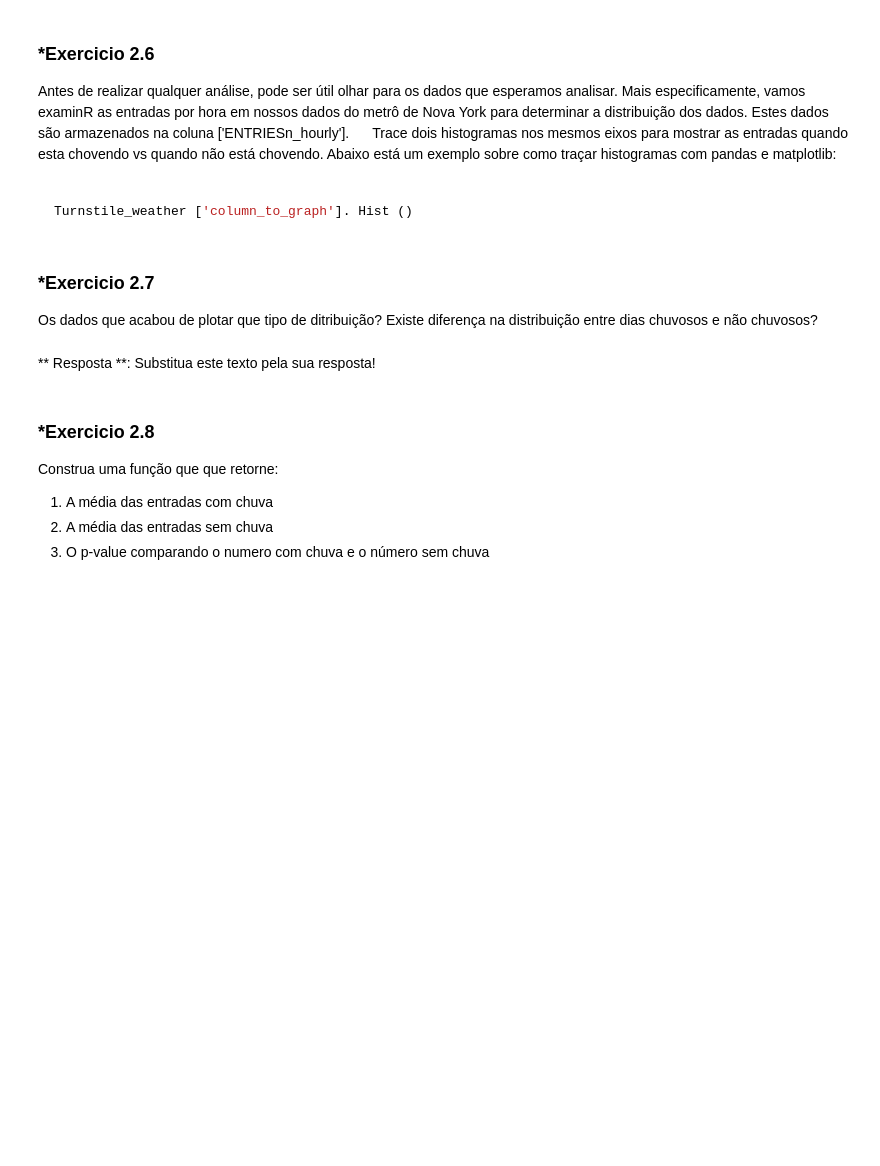
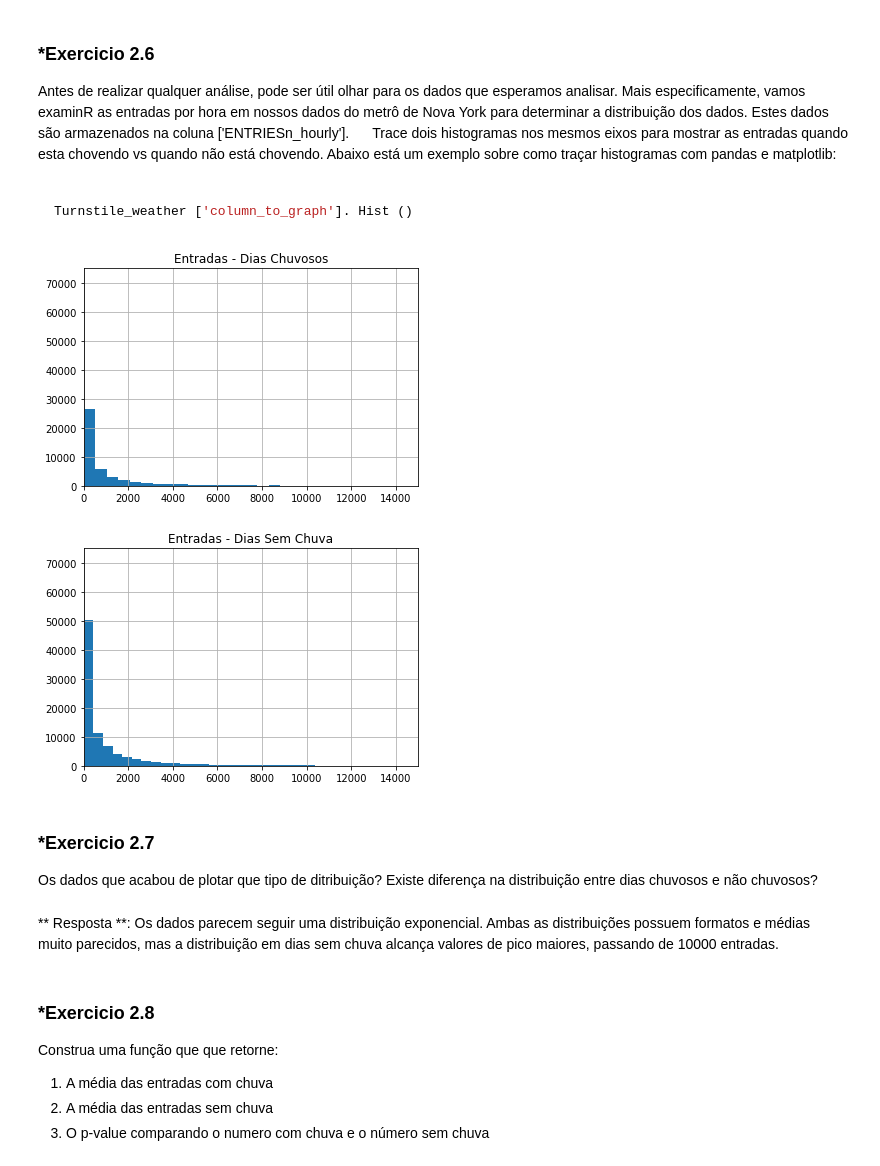
Before and after one commit to DaviBrg/nd_dsii_project_1, a Jupyter notebook: analyzing-subway-data-ndfdsi.ipynb, the cells around one changed output. Drawn from its saved outputs; the diff is of its cells as text; code cells hidden in the pictures; blank space fills up the shorter version.

````diff
--- a/analyzing-subway-data-ndfdsi.ipynb
+++ b/analyzing-subway-data-ndfdsi.ipynb
@@ -260,5 +292,6 @@ import pandas as pd
 
 filename = "turnstile_data_master_with_weather.csv"
 
+df = pd.read_csv(filename) #Assumindo que o arquivo está no diretório corrente
 
-#your code here
+df.head()
@@ -324,25 +395,42 @@ Abaixo está um exemplo sobre como traçar histogramas com pandas e matplotlib:
 ```python
 Turnstile_weather ['column_to_graph']. Hist ()
 ```
-# %%
-import numpy as np
-import pandas
-import matplotlib.pyplot as plt
-
-def entries_histogram(turnstile_weather):
-
-
-
-    plt.figure()
-    turnstile_weather['...'] # your code here to plot a historgram for hourly entries when it is raining
-    turnstile_weather['...'] # your code here to plot a histogram for hourly entries when it is not raining
-    return plt
+# %%
+import numpy as np
+import pandas
+import matplotlib.pyplot as plt
+
+def entries_histogram(turnstile_weather):
+    nbins= 100
+
+    axis = [0,15000,0,75000]
+
+    plt.figure()
+    plt.title("Entradas - Dias Chuvosos")
+    plt.axis(axis)
+    with_rain = turnstile_weather[turnstile_weather['rain'] == 1.0]['ENTRIESn_hourly']
+    with_rain.hist(bins=nbins)
+
+    plt.figure()
+    plt.title("Entradas - Dias Sem Chuva")
+    plt.axis(axis)
+    with_no_rain = turnstile_weather[turnstile_weather['rain'] == 0.0]['ENTRIESn_hourly']
+    with_no_rain.hist(bins=nbins)
+
+
+    return plt.show()
+
+
+entries_histogram(df)
+# %% [output]
+[figure, added]
+[figure, added]
 # %% [markdown]
 ### *Exercicio 2.7
 
 Os dados que acabou de plotar que tipo de ditribuição? Existe diferença na distribuição entre dias chuvosos e não chuvosos?
-# %% [markdown]
-** Resposta **: Substitua este texto pela sua resposta!
+# %% [markdown]
+** Resposta **: Os dados parecem seguir uma distribuição exponencial. Ambas as distribuições possuem formatos e médias muito parecidos, mas a distribuição em dias sem chuva alcança valores de pico maiores, passando de 10000 entradas.
 # %% [markdown]
 ### *Exercicio 2.8
 
````
Also changed, not shown: parts of 23 cells of this notebook, 3 other files.
